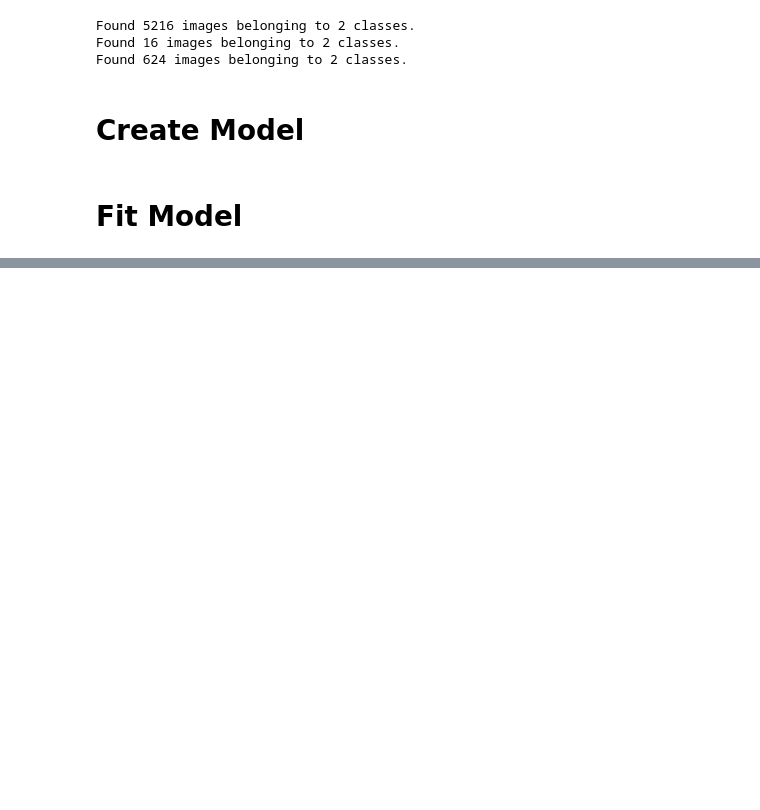
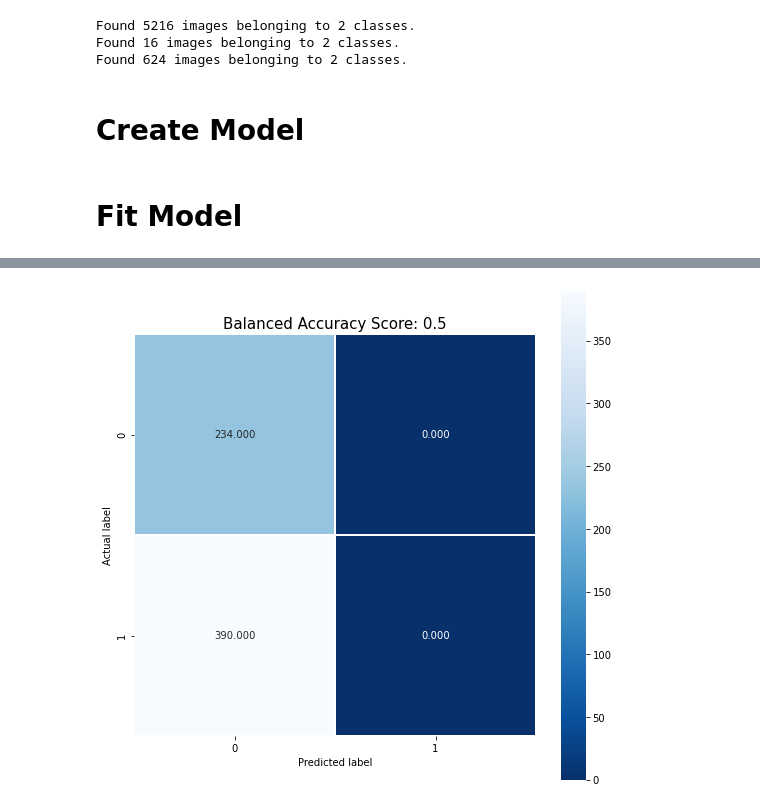
Before and after one commit to mmitk/pneumonia-prediction, a Jupyter notebook: baseline.ipynb, the cells around one changed output, grey strips where cells are left out. Drawn from its saved outputs; the diff is of its cells as text; code cells hidden in the pictures; blank space fills up the shorter version.

Commit message:
confusion matrix, classification report

```diff
--- a/baseline.ipynb
+++ b/baseline.ipynb
@@ -119,0 +132,4 @@ Epoch 20/20
+# %%
+cnn.display_confusion_matrix(test_data_generator = test_set)
+# %% [output]
+[figure, added]
```
Also changed, not shown: parts of 5 cells of this notebook, 14 other files.
